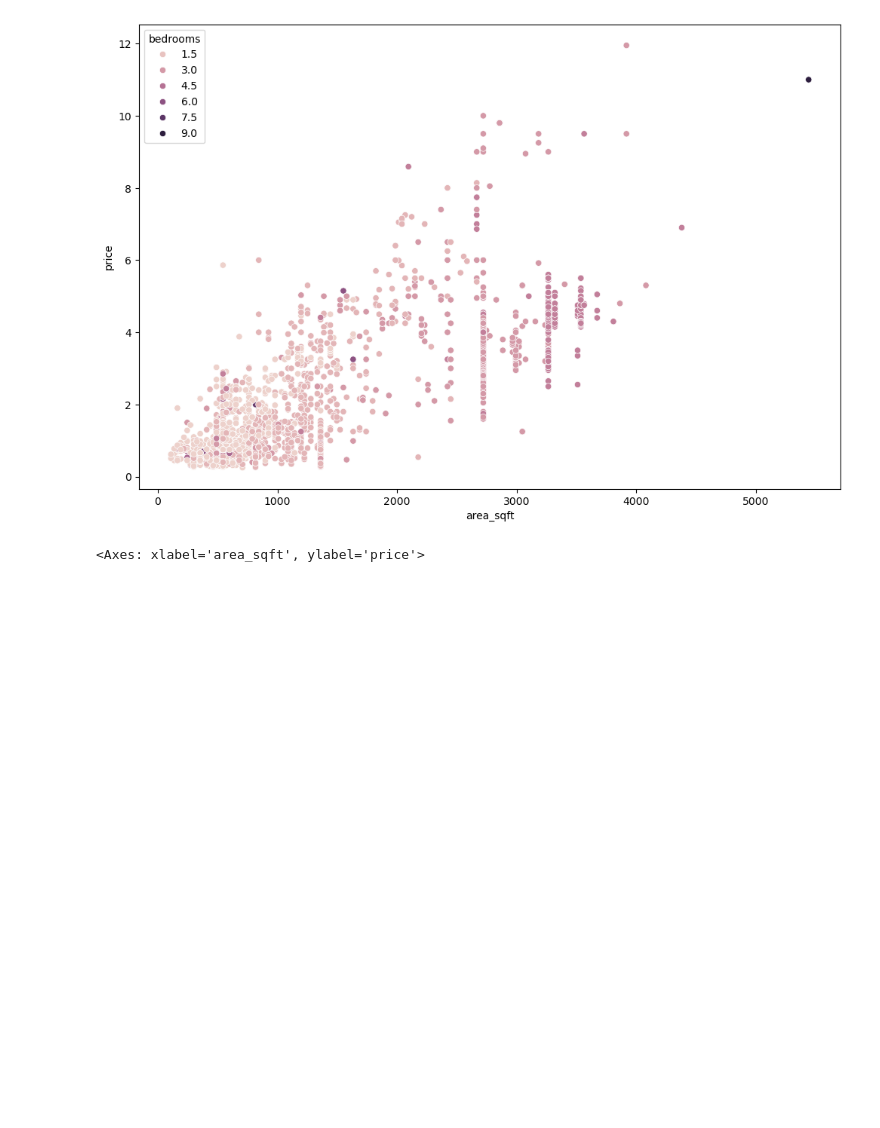
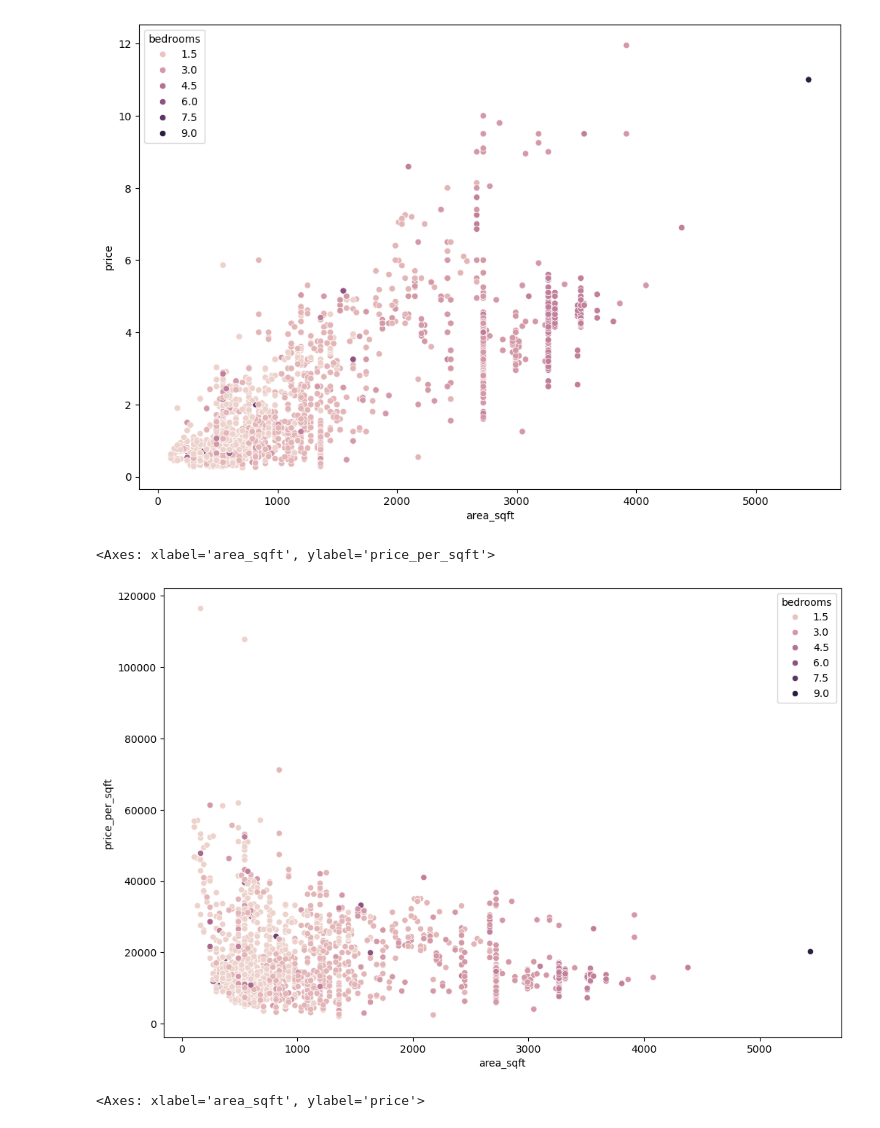
Before and after one commit to zeeshanAhmed2798/real-estate-ml-project, a Jupyter notebook: Data Cleaning/flats_eda_multivarient_analysis.ipynb, the cells around one changed output. Cells and saved outputs as stored; diff of their text form; code cells hidden in the pictures; blank space fills up the shorter version.

```diff
--- a/Data Cleaning/flats_eda_multivarient_analysis.ipynb
+++ b/Data Cleaning/flats_eda_multivarient_analysis.ipynb
@@ -32,6 +32,17 @@ sns.scatterplot(
 # %% [output]
 <Axes: xlabel='area_sqft', ylabel='price'>
 [figure]
+# %%
+plt.figure(figsize=(12, 8))
+sns.scatterplot(
+    data=df[df["area_sqft"] < 10000],
+    x="area_sqft",
+    y="price_per_sqft",
+    hue="bedrooms"
+)
+# %% [output]
+<Axes: xlabel='area_sqft', ylabel='price_per_sqft'>
+[figure, added]
 # %%
 plt.figure(figsize=(12, 8))
 sns.scatterplot(
```
Also changed, not shown: 4 other files.
